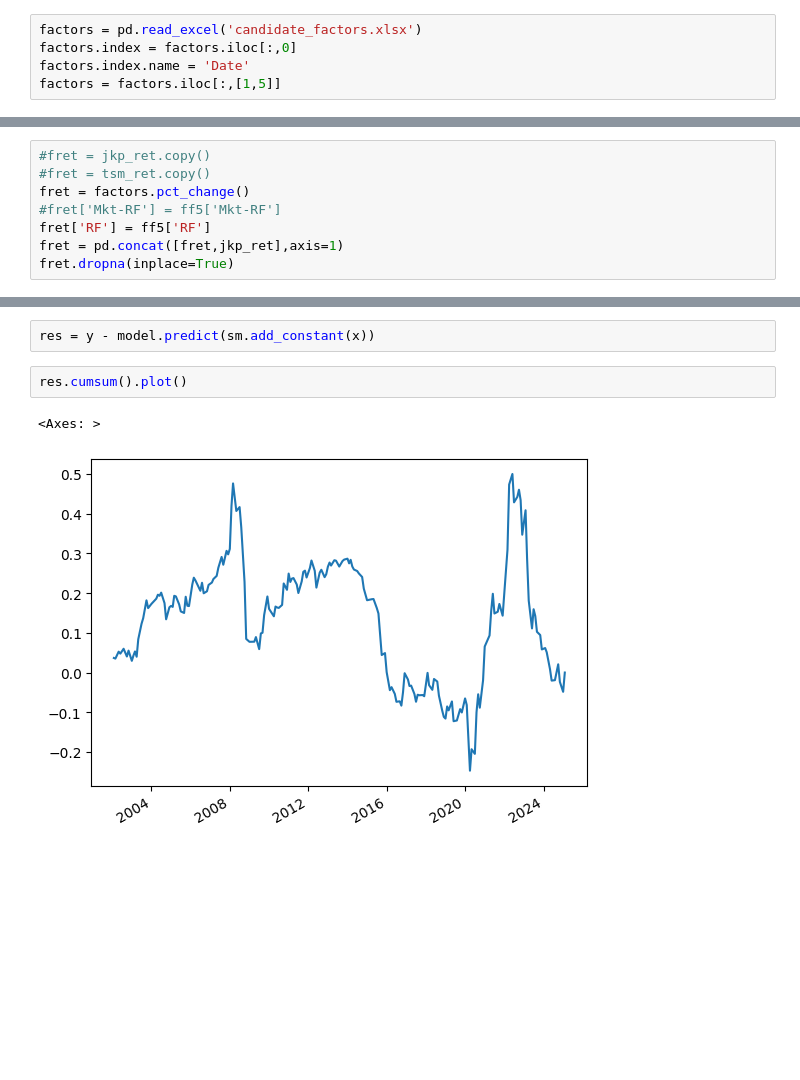
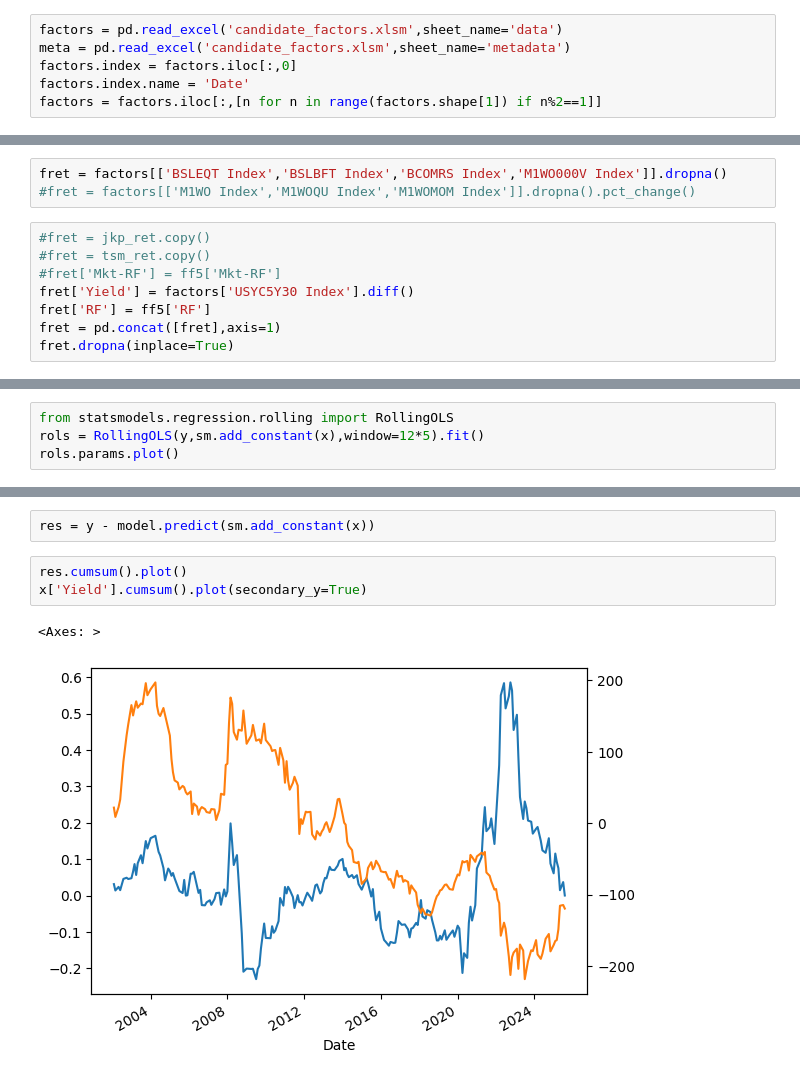
Before and after one commit to kcf1/fina4359-quant-trading, a Jupyter notebook: fina4359_asm1.ipynb, the cells around one changed output, grey strips where cells are left out. Saved outputs shown, nothing was run; the diff lists cells and outputs as text; blank space fills up the shorter version.

```diff
--- a/fina4359_asm1.ipynb
+++ b/fina4359_asm1.ipynb
@@ -161,7 +161,8 @@ jkp_ret.index = pd.to_datetime(jkp_ret.index)
 jkp_ret = jkp_ret[['emerging_momentum','world_value']]
 #jkp_ret = jkp_ret[['frontier_investment','developed_value','emerging_momentum']]
 # %%
-factors = pd.read_excel('candidate_factors.xlsx')
+factors = pd.read_excel('candidate_factors.xlsm',sheet_name='data')
+meta = pd.read_excel('candidate_factors.xlsm',sheet_name='metadata')
 factors.index = factors.iloc[:,0]
 factors.index.name = 'Date'
-factors = factors.iloc[:,[1,5]]
+factors = factors.iloc[:,[n for n in range(factors.shape[1]) if n%2==1]]
@@ -168,8 +189,11 @@ factors = factors.iloc[:,[1,5]]
+# %%
+fret = factors[['BSLEQT Index','BSLBFT Index','BCOMRS Index','M1WO000V Index']].dropna()
+#fret = factors[['M1WO Index','M1WOQU Index','M1WOMOM Index']].dropna().pct_change()
 # %%
 #fret = jkp_ret.copy()
 #fret = tsm_ret.copy()
-fret = factors.pct_change()
 #fret['Mkt-RF'] = ff5['Mkt-RF']
+fret['Yield'] = factors['USYC5Y30 Index'].diff()
 fret['RF'] = ff5['RF']
-fret = pd.concat([fret,jkp_ret],axis=1)
+fret = pd.concat([fret],axis=1)
 fret.dropna(inplace=True)
@@ -218,0 +244,4 @@ Notes:
+# %%
+from statsmodels.regression.rolling import RollingOLS
+rols = RollingOLS(y,sm.add_constant(x),window=12*5).fit()
+rols.params.plot()
@@ -220,6 +252,7 @@ Notes:
 res = y - model.predict(sm.add_constant(x))
 # %%
 res.cumsum().plot()
+x['Yield'].cumsum().plot(secondary_y=True)
 # %% [output]
 <Axes: >
-[figure, old version]
+[figure, new version]
```
Also changed, not shown: parts of 8 cells of this notebook.
